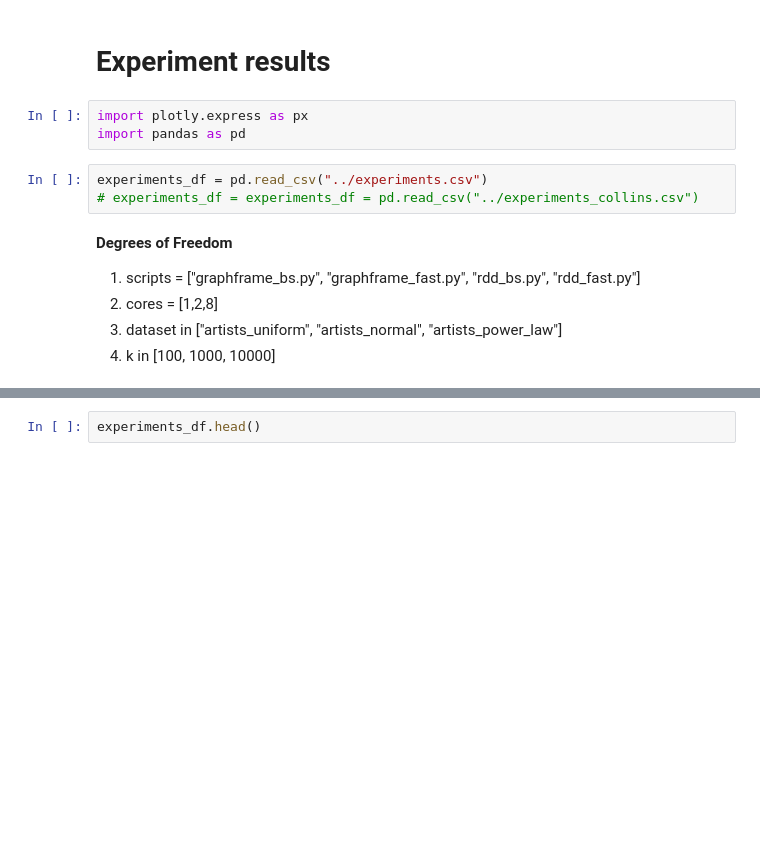
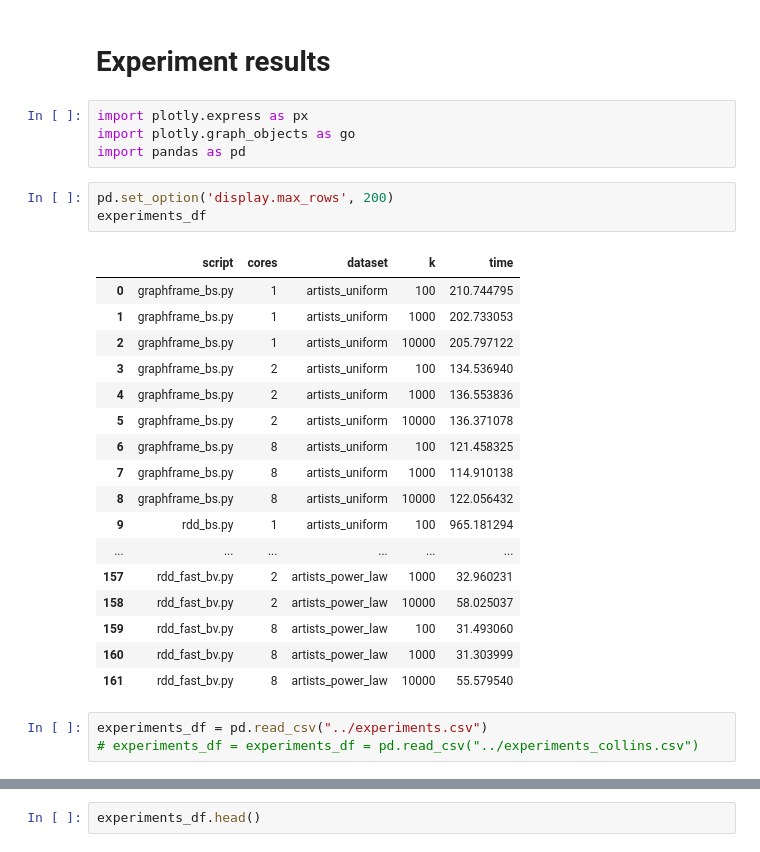
Before and after one commit to papaemman/Mining-of-Massive-Datasets-AUTh, a Jupyter notebook: notebooks/EDA_graph_data.ipynb, the cells around one changed output, grey strips where cells are left out. Cells and saved outputs as stored; diff of their text form; blank space fills up the shorter version.

Commit message:
Final experiment times, outputs and plots

```diff
--- a/notebooks/EDA_graph_data.ipynb
+++ b/notebooks/EDA_graph_data.ipynb
@@ -199,14 +204,29 @@ artist_edges_df.to_csv("../input/artists_power_law.csv", index=False, header=Fal
 # Experiment results
 # %%
 import plotly.express as px
+import plotly.graph_objects as go
 import pandas as pd
+# %%
+pd.set_option('display.max_rows', 200)
+experiments_df
+# %% [output]
+|  | script | cores | dataset | k | time |
+| 0 | graphframe_bs.py | 1 | artists_uniform | 100 | 210.744795 |
+| 1 | graphframe_bs.py | 1 | artists_uniform | 1000 | 202.733053 |
+| 2 | graphframe_bs.py | 1 | artists_uniform | 10000 | 205.797122 |
+| 3 | graphframe_bs.py | 2 | artists_uniform | 100 | 134.536940 |
+| 4 | graphframe_bs.py | 2 | artists_uniform | 1000 | 136.553836 |
+| 5 | graphframe_bs.py | 2 | artists_uniform | 10000 | 136.371078 |
+| 6 | graphframe_bs.py | 8 | artists_uniform | 100 | 121.458325 |
+| 7 | graphframe_bs.py | 8 | artists_uniform | 1000 | 114.910138 |
+| 8 | graphframe_bs.py | 8 | artists_uniform | 10000 | 122.056432 |
+| 9 | rdd_bs.py | 1 | artists_uniform | 100 | 965.181294 |
+| ... | ... | ... | ... | ... | ... |
+| 157 | rdd_fast_bv.py | 2 | artists_power_law | 1000 | 32.960231 |
+| 158 | rdd_fast_bv.py | 2 | artists_power_law | 10000 | 58.025037 |
+| 159 | rdd_fast_bv.py | 8 | artists_power_law | 100 | 31.493060 |
+| 160 | rdd_fast_bv.py | 8 | artists_power_law | 1000 | 31.303999 |
+| 161 | rdd_fast_bv.py | 8 | artists_power_law | 10000 | 55.579540 |
 # %%
 experiments_df = pd.read_csv("../experiments.csv")
 # experiments_df = experiments_df = pd.read_csv("../experiments_collins.csv")
-# %% [markdown]
-**Degrees of Freedom**
-
-1. scripts = ["graphframe_bs.py", "graphframe_fast.py", "rdd_bs.py", "rdd_fast.py"]
-2. cores = [1,2,8]
-3. dataset in ["artists_uniform", "artists_normal", "artists_power_law"]
-4. k in [100, 1000, 10000]
```
Also changed, not shown: parts of 15 cells of this notebook, 11 other files.
